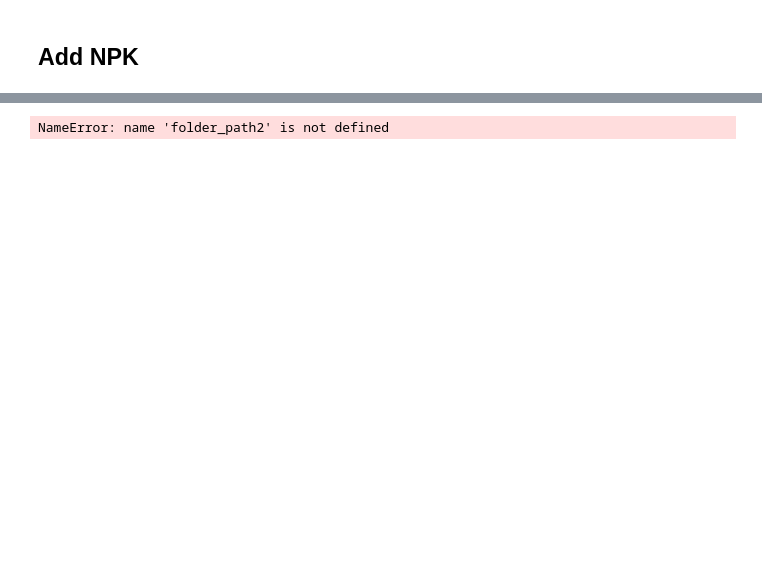
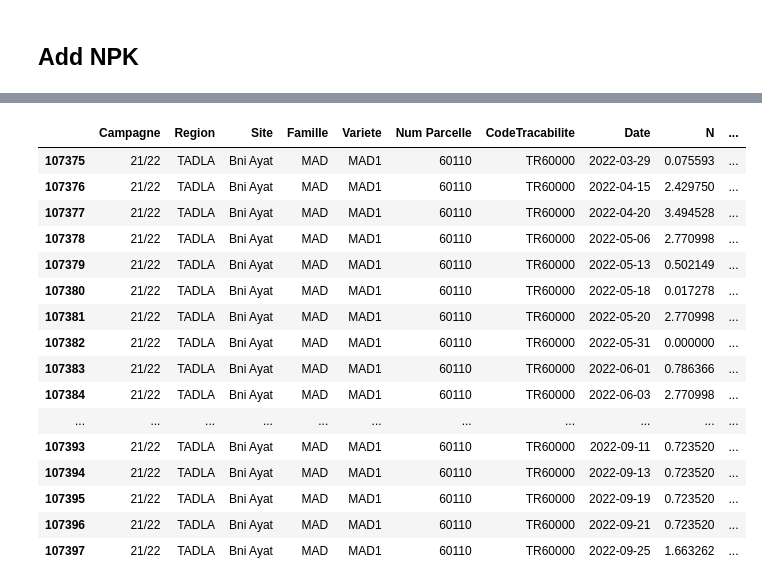
Before and after one commit to Yassmine2020/AgrumeProdPred, a Jupyter notebook: source code/processing_2Yearly.ipynb, the cells around one changed output, grey strips where cells are left out. Saved outputs shown, nothing was run; the diff lists cells and outputs as text; code cells hidden in the pictures; blank space fills up the shorter version.

```diff
--- a/source code/processing_2Yearly.ipynb
+++ b/source code/processing_2Yearly.ipynb
@@ -273,4 +334,18 @@ df_npk['K'] = df_npk['K'].str.replace(',', '.')
 df_npk['K'] = df_npk['K'].str.replace(r'[^\d.-]', '', regex=True).astype(float)
 
 df_npk['Date'] = pd.to_datetime(df_npk['Date'], dayfirst=True)
+# %%
+def remove_after_dot(s):
+    dot_position = s.find('.')
+    if dot_position == -1:
+        return s
+    return s[:dot_position]
+
+df_npk['Num Parcelle'] = df_npk['Num Parcelle'].astype(str)
+
+df_npk['Num Parcelle'] = df_npk['Num Parcelle'].apply(remove_after_dot)
+
+df_npk['Num Parcelle'] = df_npk['Num Parcelle'].str.strip()
+
+df_npk['CodeTracabilite'] = df_npk['CodeTracabilite'].str.strip()
 # %%
@@ -289,3 +425,24 @@ for index, row in df.iterrows():
+# %%
+df_npk[(df_npk["Num Parcelle"] == "60110") & (df_npk["CodeTracabilite"] == "TR60000") & (
+    (df_npk["Variete"] == "MAD1")) & (df_npk["Date"] <= pd.to_datetime("2023-02-01"))]
+# %% [output]
+|  | Campagne | Region | Site | Famille | Variete | Num Parcelle | CodeTracabilite | Date | N | ... |
+| 107375 | 21/22 | TADLA | Bni Ayat | MAD | MAD1 | 60110 | TR60000 | 2022-03-29 | 0.075593 | ... |
+| 107376 | 21/22 | TADLA | Bni Ayat | MAD | MAD1 | 60110 | TR60000 | 2022-04-15 | 2.429750 | ... |
+| 107377 | 21/22 | TADLA | Bni Ayat | MAD | MAD1 | 60110 | TR60000 | 2022-04-20 | 3.494528 | ... |
+| 107378 | 21/22 | TADLA | Bni Ayat | MAD | MAD1 | 60110 | TR60000 | 2022-05-06 | 2.770998 | ... |
+| 107379 | 21/22 | TADLA | Bni Ayat | MAD | MAD1 | 60110 | TR60000 | 2022-05-13 | 0.502149 | ... |
+| 107380 | 21/22 | TADLA | Bni Ayat | MAD | MAD1 | 60110 | TR60000 | 2022-05-18 | 0.017278 | ... |
+| 107381 | 21/22 | TADLA | Bni Ayat | MAD | MAD1 | 60110 | TR60000 | 2022-05-20 | 2.770998 | ... |
+| 107382 | 21/22 | TADLA | Bni Ayat | MAD | MAD1 | 60110 | TR60000 | 2022-05-31 | 0.000000 | ... |
+| 107383 | 21/22 | TADLA | Bni Ayat | MAD | MAD1 | 60110 | TR60000 | 2022-06-01 | 0.786366 | ... |
+| 107384 | 21/22 | TADLA | Bni Ayat | MAD | MAD1 | 60110 | TR60000 | 2022-06-03 | 2.770998 | ... |
+| ... | ... | ... | ... | ... | ... | ... | ... | ... | ... | ... |
+| 107393 | 21/22 | TADLA | Bni Ayat | MAD | MAD1 | 60110 | TR60000 | 2022-09-11 | 0.723520 | ... |
+| 107394 | 21/22 | TADLA | Bni Ayat | MAD | MAD1 | 60110 | TR60000 | 2022-09-13 | 0.723520 | ... |
+| 107395 | 21/22 | TADLA | Bni Ayat | MAD | MAD1 | 60110 | TR60000 | 2022-09-19 | 0.723520 | ... |
+| 107396 | 21/22 | TADLA | Bni Ayat | MAD | MAD1 | 60110 | TR60000 | 2022-09-21 | 0.723520 | ... |
+| 107397 | 21/22 | TADLA | Bni Ayat | MAD | MAD1 | 60110 | TR60000 | 2022-09-25 | 1.663262 | ... |
 # %%
 import os
 # Ensure the folder exists
@@ -293,9 +450,7 @@ if not os.path.exists(folder_path2):
     os.makedirs(folder_path2)
 
 # Specify the full file path (folder path + file name)
-file_path = os.path.join(folder_path2, 'train_test_merged_new.csv')
+file_path = os.path.join(folder_path2, 'train_test_merged_monthly.csv')
 
 # Save the DataFrame to a CSV file
 df.to_csv(file_path, index=False)
-# %% [output]
-NameError: name 'folder_path2' is not defined
```
Also changed, not shown: parts of 16 cells of this notebook, 6 other files.
